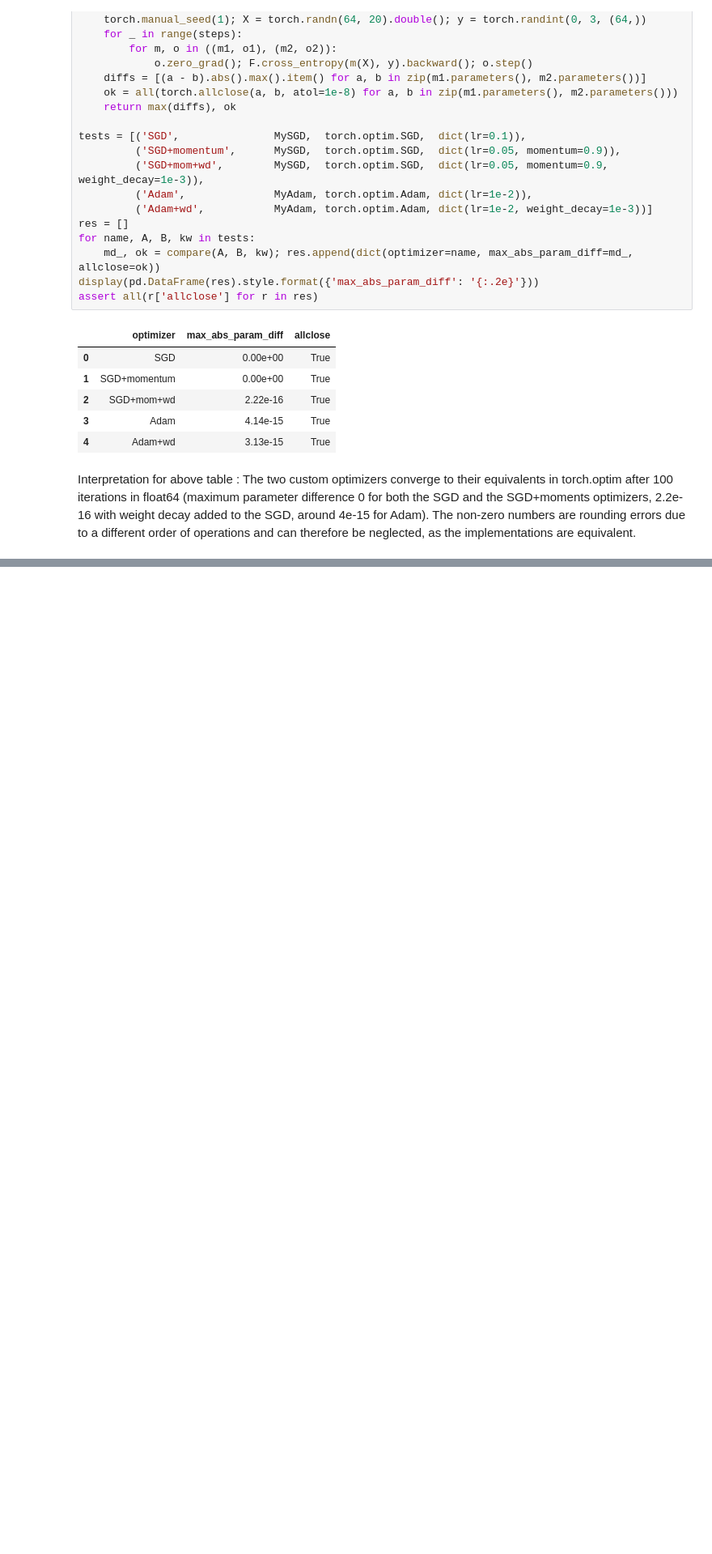
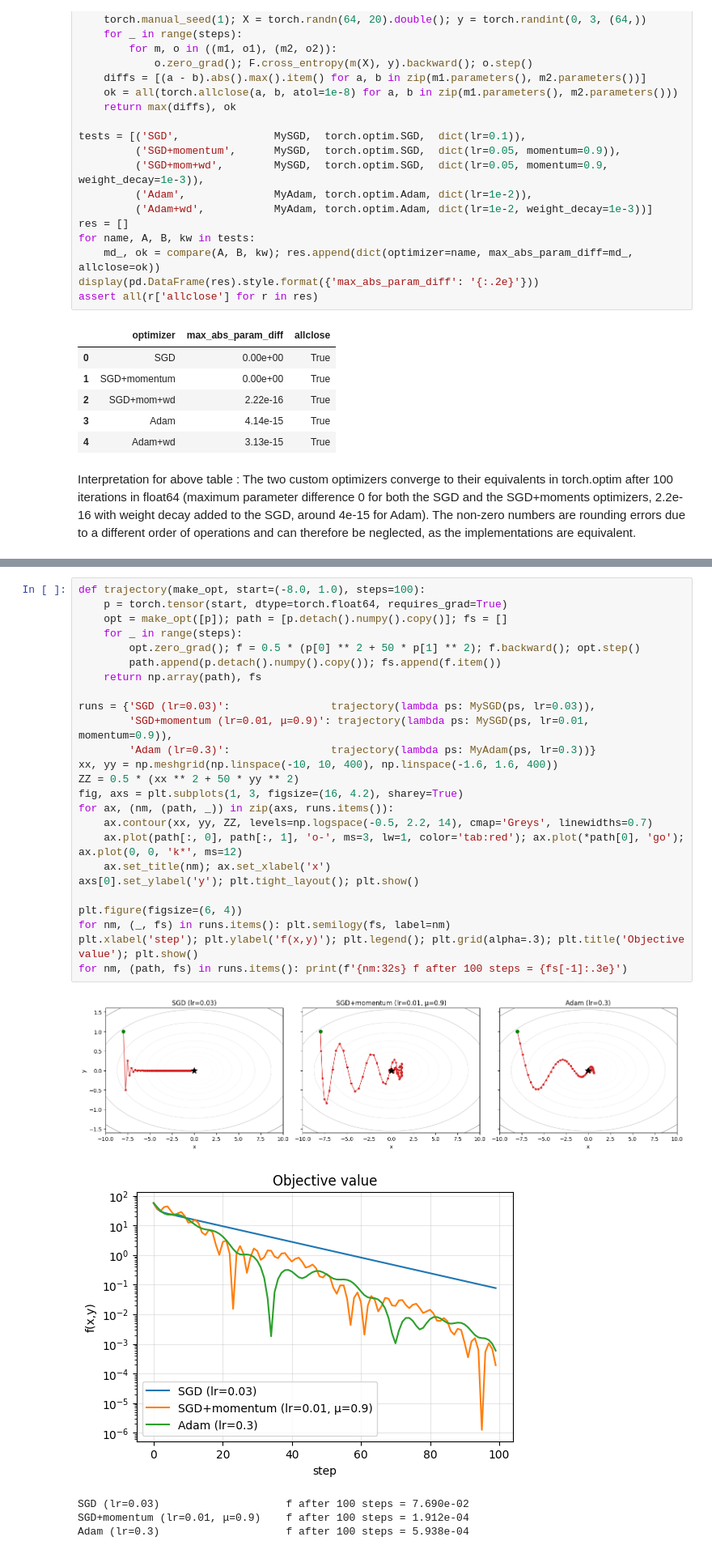
Before and after one commit to jayasinghesasmitha/EN4554-Deep-Learning-For-Vision, a Jupyter notebook: 220261V_a02.ipynb, the cells around one changed output, grey strips where cells are left out. Shown at 81% size. Cells and saved outputs as stored; diff of their text form; blank space fills up the shorter version.

```diff
--- a/220261V_a02.ipynb
+++ b/220261V_a02.ipynb
@@ -433,0 +436,31 @@ Interpretation for above table : The two custom optimizers converge to their equ
+# %%
+def trajectory(make_opt, start=(-8.0, 1.0), steps=100):
+    p = torch.tensor(start, dtype=torch.float64, requires_grad=True)
+    opt = make_opt([p]); path = [p.detach().numpy().copy()]; fs = []
+    for _ in range(steps):
+        opt.zero_grad(); f = 0.5 * (p[0] ** 2 + 50 * p[1] ** 2); f.backward(); opt.step()
+        path.append(p.detach().numpy().copy()); fs.append(f.item())
+    return np.array(path), fs
+
+runs = {'SGD (lr=0.03)':                trajectory(lambda ps: MySGD(ps, lr=0.03)),
+        'SGD+momentum (lr=0.01, μ=0.9)': trajectory(lambda ps: MySGD(ps, lr=0.01, momentum=0.9)),
+        'Adam (lr=0.3)':                trajectory(lambda ps: MyAdam(ps, lr=0.3))}
+xx, yy = np.meshgrid(np.linspace(-10, 10, 400), np.linspace(-1.6, 1.6, 400))
+ZZ = 0.5 * (xx ** 2 + 50 * yy ** 2)
+fig, axs = plt.subplots(1, 3, figsize=(16, 4.2), sharey=True)
+for ax, (nm, (path, _)) in zip(axs, runs.items()):
+    ax.contour(xx, yy, ZZ, levels=np.logspace(-0.5, 2.2, 14), cmap='Greys', linewidths=0.7)
+    ax.plot(path[:, 0], path[:, 1], 'o-', ms=3, lw=1, color='tab:red'); ax.plot(*path[0], 'go'); ax.plot(0, 0, 'k*', ms=12)
+    ax.set_title(nm); ax.set_xlabel('x')
+axs[0].set_ylabel('y'); plt.tight_layout(); plt.show()
+
+plt.figure(figsize=(6, 4))
+for nm, (_, fs) in runs.items(): plt.semilogy(fs, label=nm)
+plt.xlabel('step'); plt.ylabel('f(x,y)'); plt.legend(); plt.grid(alpha=.3); plt.title('Objective value'); plt.show()
+for nm, (path, fs) in runs.items(): print(f'{nm:32s} f after 100 steps = {fs[-1]:.3e}')
+# %% [output]
+[figure, added]
+[figure, added]
+SGD (lr=0.03)                    f after 100 steps = 7.690e-02
+SGD+momentum (lr=0.01, μ=0.9)    f after 100 steps = 1.912e-04
+Adam (lr=0.3)                    f after 100 steps = 5.938e-04
```
Also changed, not shown: parts of 2 cells of this notebook.
